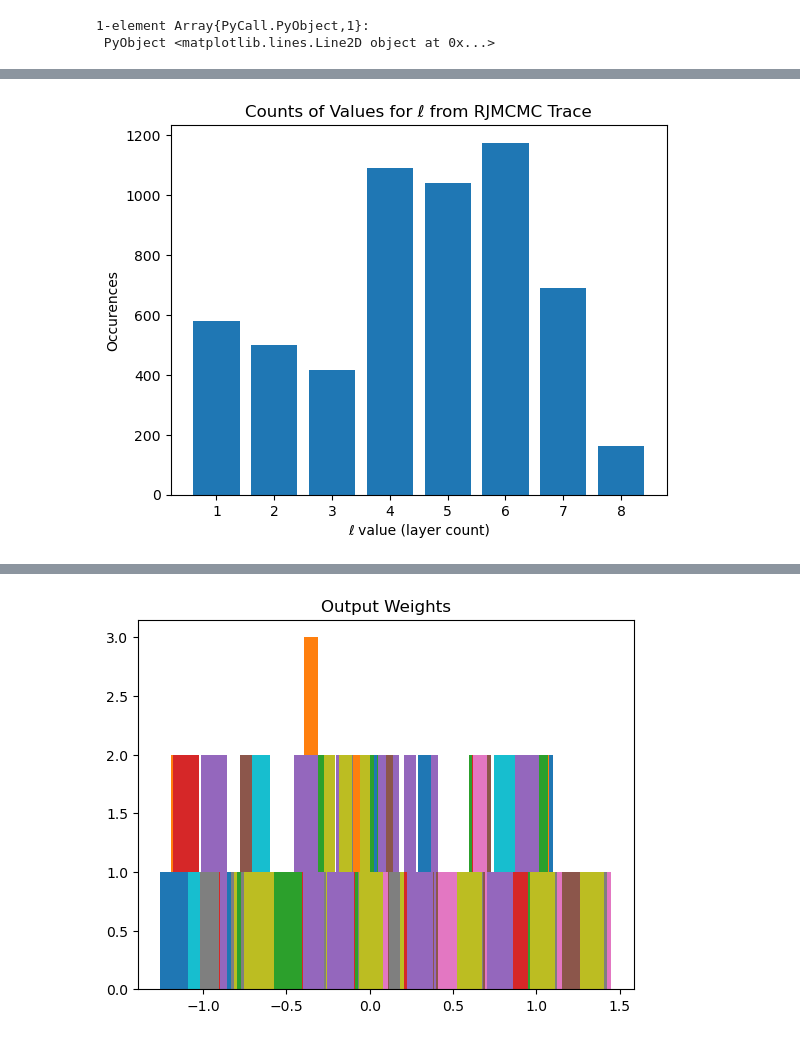
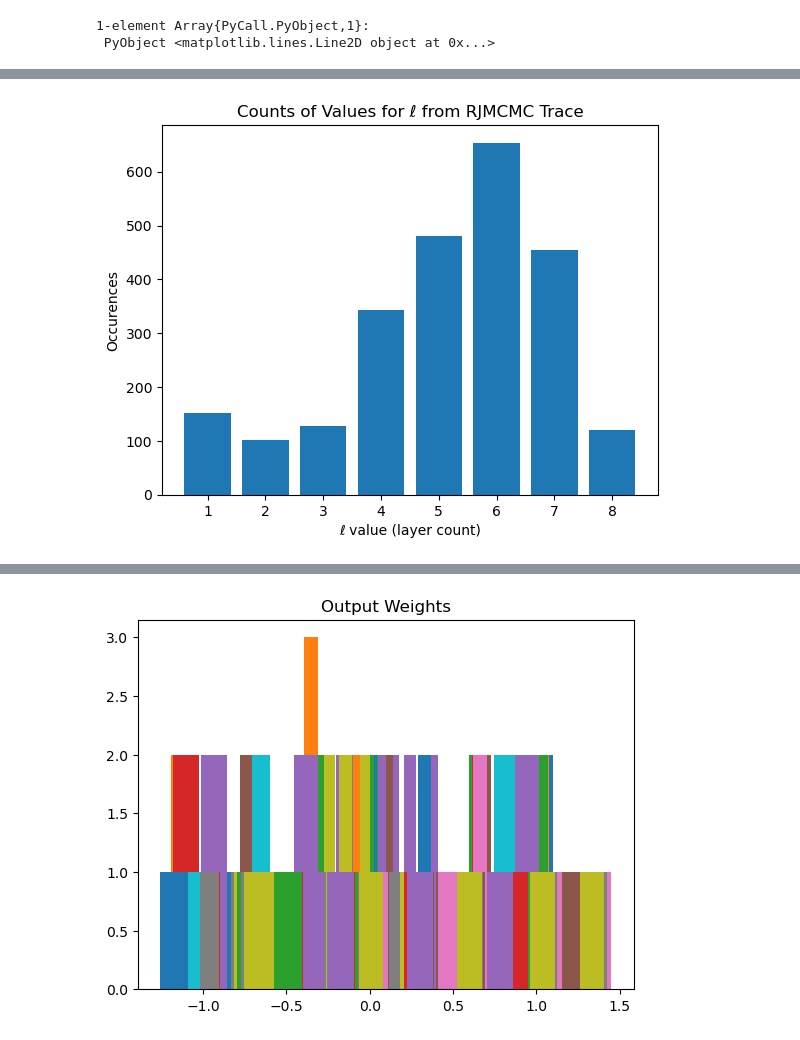
Before and after one commit to jberezow/BostonHousing, a Jupyter notebook: Thesis-LoadTraces.ipynb, the cells around one changed output, grey strips where cells are left out. Drawn from its saved outputs; the diff is of its cells as text; code cells hidden in the pictures.

```diff
--- a/Thesis-LoadTraces.ipynb
+++ b/Thesis-LoadTraces.ipynb
@@ -503,18 +503,18 @@ Chain 16 Test Set Marginal RMSE: 0.266
 # %%
 #Bar Plot of l estimates
 l_list = [1,2,3,4,5,6,7,8]
 
-ls = [[traces[i][j][:l] for j=1:length(traces[i])] for i=1:chains]
+ls = [[traces[i][j][:l] for j=50:length(traces[i])] for i=1:chains]
 ls = collect(Iterators.flatten(ls))
 
 counts = [sum([l_list[ls[i]] == j for i in 1:length(ls)]) for j in l_list]
 bar(l_list,counts)
 
 plt.title("Counts of Values for ℓ from RJMCMC Trace")
 plt.xlabel("ℓ value (layer count)")
 plt.ylabel("Occurences");
 # %% [output]
-[figure, old version]
+[figure, new version]
 # %%
 #Trace Plot for l
 #Plot Train RMSE for Each Chain
```
Also changed, not shown: parts of 9 cells of this notebook, 17 other files.
